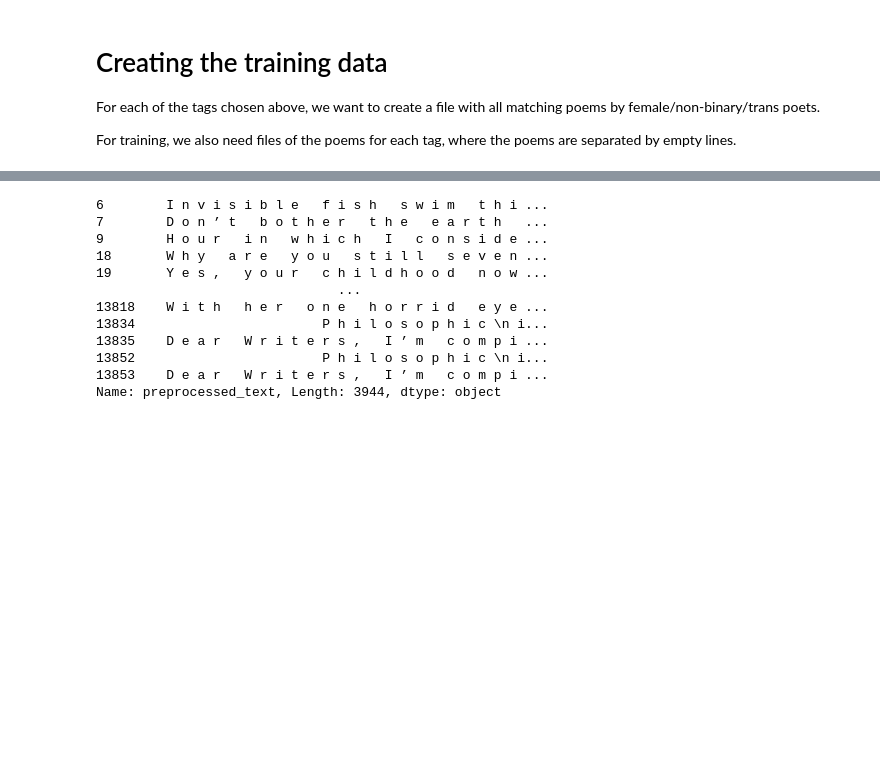
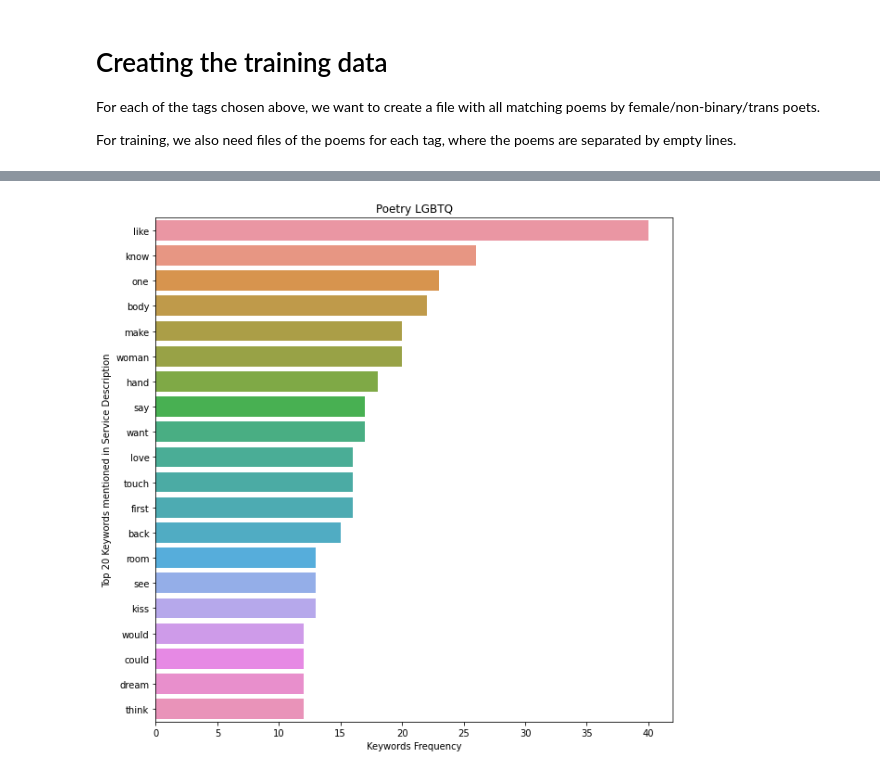
Before and after one commit to rogomes/AIWonderGirls-ATHENA-Art-Assistant, a Jupyter notebook: LSTMs/data/creating-dataset.ipynb, the cells around one changed output, grey strips where cells are left out. Cells and saved outputs as stored; diff of their text form; code cells hidden in the pictures; blank space fills up the shorter version.

Commit message:
Add preprocessing dataset

```diff
--- a/LSTMs/data/creating-dataset.ipynb
+++ b/LSTMs/data/creating-dataset.ipynb
@@ -339,7 +339,8 @@ def plot_top_keywords_barchart(text, title, n=1):
 
     top_n_keywords=_get_top_ngram(text,n)[:20]
     x,y=map(list,zip(*top_n_keywords))
-    plt.figure(figsize=(10,10))
+    fig = plt.figure(figsize=(10,10))
+    fig.patch.set_facecolor("white")
     plt.title(title)
     plt.xlabel("Keywords Frequency")
     plt.ylabel("Top 20 Keywords mentioned in Service Description")
@@ -388,25 +393,17 @@ def clean_poem(poem):
 [nltk_data]   Package wordnet is already up-to-date!
 # %%
-df_poetry['Poem'] = df_poetry['Poem'].map(clean_poem)
+# Preprocess poems with given tag, and remove duplicates
+df_poetry_with_tag = df_poetry[df_poetry['Tags'].map(contains_tag)].copy()
+df_poetry_with_tag.drop_duplicates('Poem', inplace=True)
+df_poetry_with_tag['preprocessed_text'] = df_poetry_with_tag['Poem'].map(clean_poem)
+df_poetry_with_tag['preprocessed_text'] = text_preprocessing(df_poetry_with_tag['preprocessed_text'])
+df_poetry_with_tag['preprocessed_text'] = df_poetry_with_tag['preprocessed_text'].map(lambda l: ' '.join(l))
 
-df_poetry["preprocessed_text"] = [' '.join(map(str, l)) for l in df_poetry['Poem']]
-
-#plot_top_keywords_barchart(df_poetry['preprocessed_text'], 'Poetry LGBTQ',1)
+plot_top_keywords_barchart(df_poetry_with_tag['preprocessed_text'], f'Poetry {tag}', 1)
 #plot_top_keywords_barchart(df_poetry[df_poetry['Tags'].map(contains_tag)]['preprocessed_text'], 'LGBTQ', 1)
-df_poetry['preprocessed_text']
+#df_poetry_with_tag['preprocessed_text']
 # %% [output]
-6        I n v i s i b l e   f i s h   s w i m   t h i ...
-7        D o n ’ t   b o t h e r   t h e   e a r t h   ...
-9        H o u r   i n   w h i c h   I   c o n s i d e ...
-18       W h y   a r e   y o u   s t i l l   s e v e n ...
-19       Y e s ,   y o u r   c h i l d h o o d   n o w ...
-                               ...
-13818    W i t h   h e r   o n e   h o r r i d   e y e ...
-13834                        P h i l o s o p h i c \n i...
-13835    D e a r   W r i t e r s ,   I ’ m   c o m p i ...
-13852                        P h i l o s o p h i c \n i...
-13853    D e a r   W r i t e r s ,   I ’ m   c o m p i ...
-Name: preprocessed_text, Length: 3944, dtype: object
+[figure, added]
 # %%
 def wordcloud(sentence, title):
 
```
Also changed, not shown: parts of 11 cells of this notebook.
